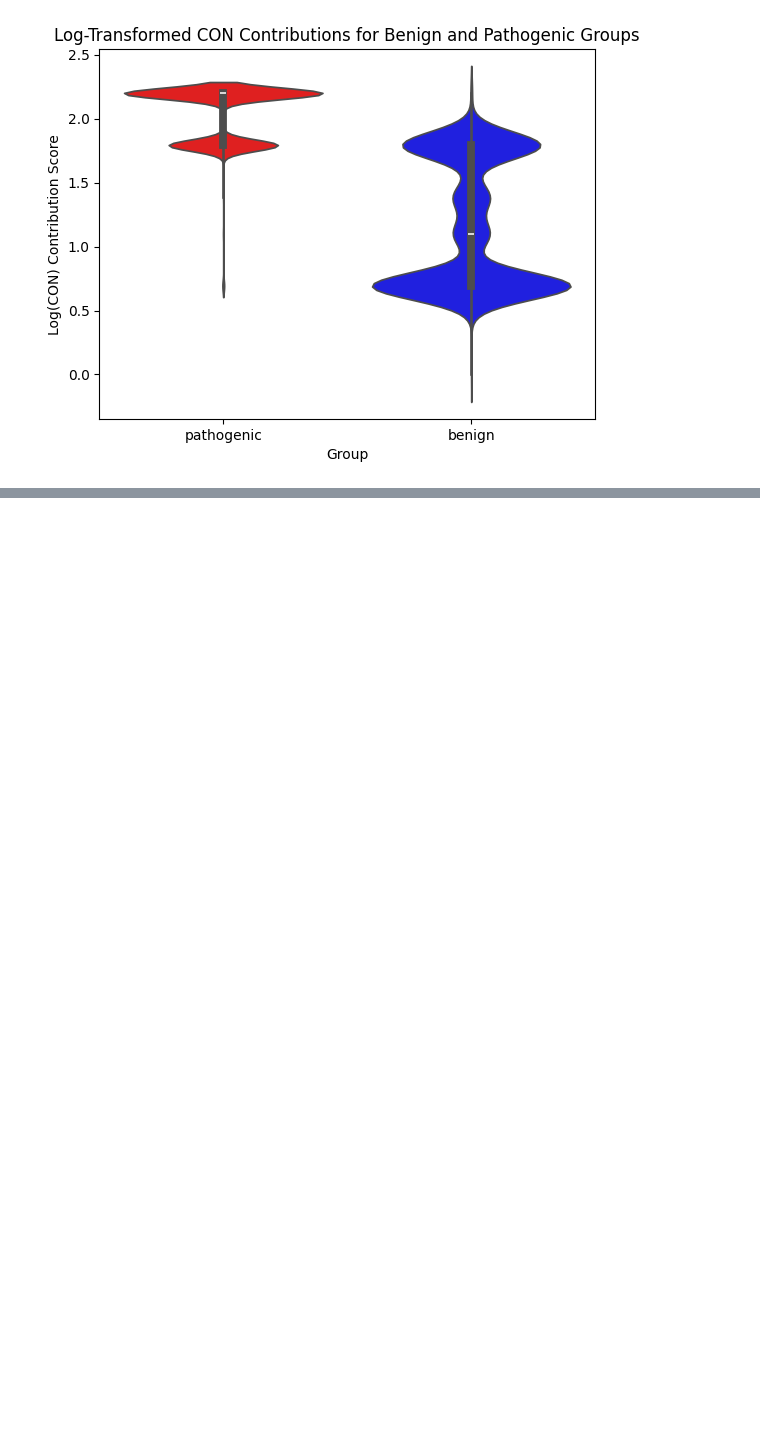
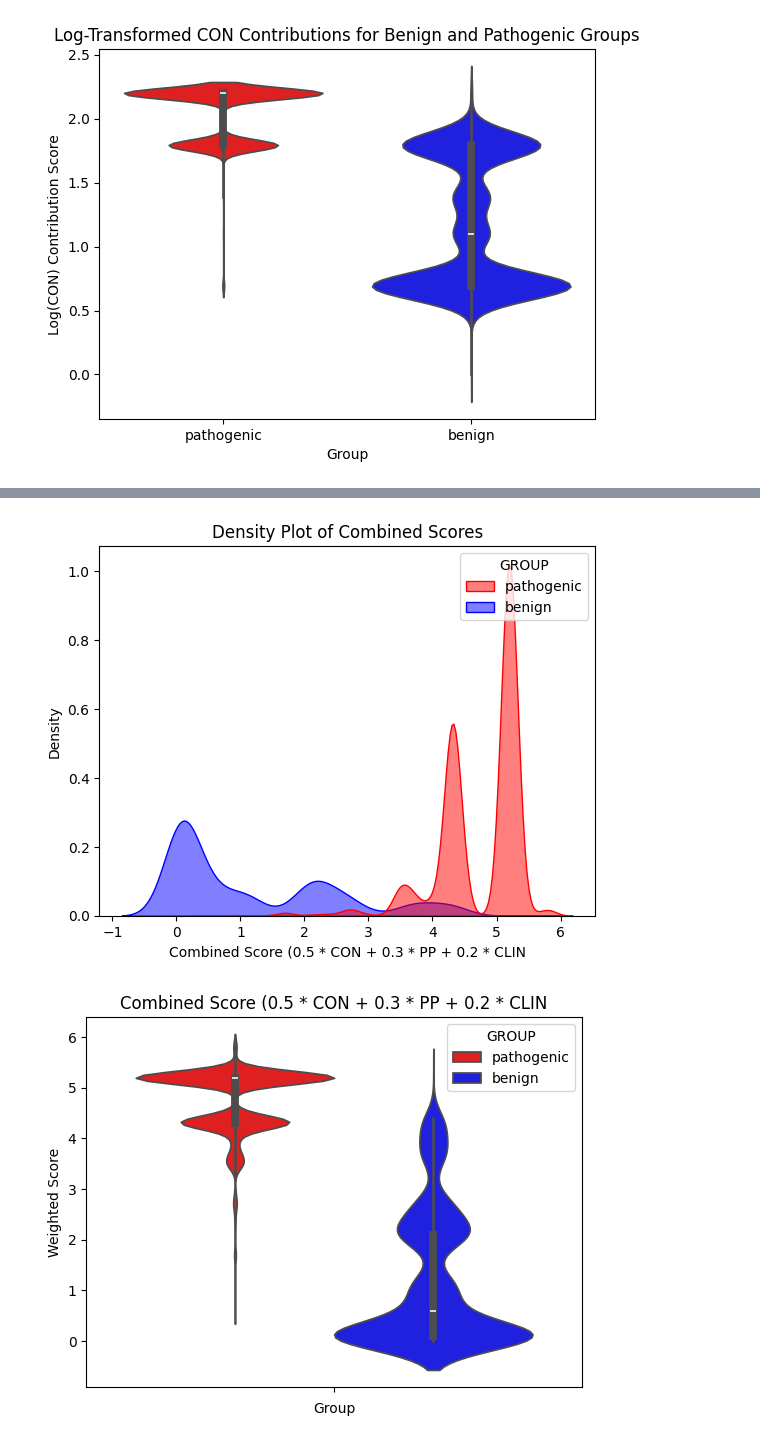
Before and after one commit to josefinelantz/GenScore, a Jupyter notebook: Submission.ipynb, the cells around one changed output, grey strips where cells are left out. Saved outputs shown, nothing was run; the diff lists cells and outputs as text; code cells hidden in the pictures; blank space fills up the shorter version.

```diff
--- a/Submission.ipynb
+++ b/Submission.ipynb
@@ -970,0 +743,17 @@ def fine_tune_weights(df):
+# %%
+sns.kdeplot(data=filtered_df, x="COMBINED_SCORE", hue="GROUP", fill=True, alpha=0.5, palette={"benign": "blue", "pathogenic": "red"})
+plt.title("Density Plot of Combined Scores")
+plt.xlabel("Combined Score (0.5 * CON + 0.3 * PP + 0.2 * CLIN")
+plt.ylabel("Density")
+plt.savefig("density_combined_score.png")
+plt.show()
+
+sns.violinplot(hue="GROUP", y="COMBINED_SCORE", data=filtered_df, palette={"benign": "blue", "pathogenic": "red"})
+plt.title("Combined Score (0.5 * CON + 0.3 * PP + 0.2 * CLIN")
+plt.ylabel("Weighted Score")
+plt.xlabel("Group")
+plt.savefig("density_combined_score.png")
+plt.show()
+# %% [output]
+[figure, added]
+[figure, added]
```
Also changed, not shown: parts of 22 cells of this notebook, 7 other files.
